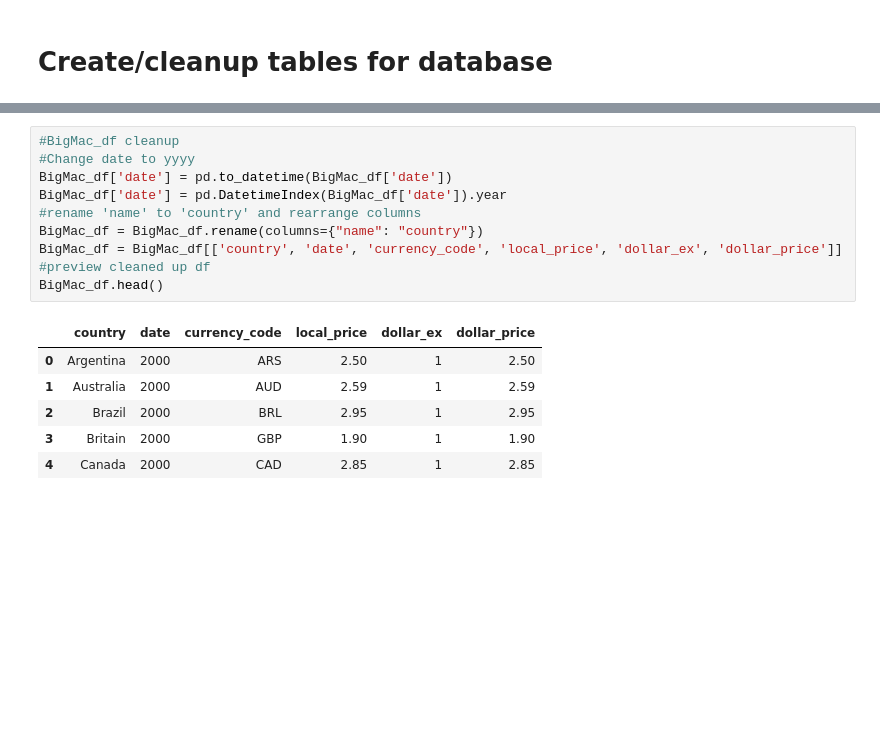
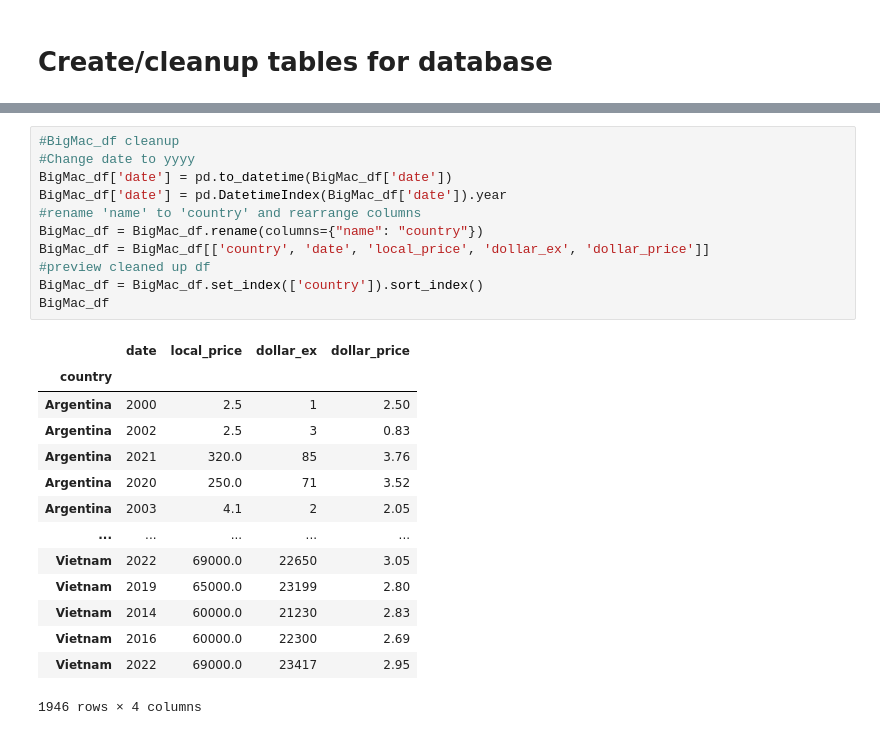
Before and after one commit to LindseyWol/Project2, a Jupyter notebook: cleanup.ipynb, the cells around one changed output, grey strips where cells are left out. Cells and saved outputs as stored; diff of their text form; blank space fills up the shorter version.

```diff
--- a/cleanup.ipynb
+++ b/cleanup.ipynb
@@ -75,20 +139,29 @@ countries_df.head()
 # %%
 #BigMac_df cleanup
 #Change date to yyyy
 BigMac_df['date'] = pd.to_datetime(BigMac_df['date'])
 BigMac_df['date'] = pd.DatetimeIndex(BigMac_df['date']).year
 #rename 'name' to 'country' and rearrange columns
 BigMac_df = BigMac_df.rename(columns={"name": "country"})
-BigMac_df = BigMac_df[['country', 'date', 'currency_code', 'local_price', 'dollar_ex', 'dollar_price']]
+BigMac_df = BigMac_df[['country', 'date', 'local_price', 'dollar_ex', 'dollar_price']]
 #preview cleaned up df
-BigMac_df.head()
+BigMac_df = BigMac_df.set_index(['country']).sort_index()
+BigMac_df
 # %% [output]
-|  | country | date | currency_code | local_price | dollar_ex | dollar_price |
-| 0 | Argentina | 2000 | ARS | 2.50 | 1 | 2.50 |
-| 1 | Australia | 2000 | AUD | 2.59 | 1 | 2.59 |
-| 2 | Brazil | 2000 | BRL | 2.95 | 1 | 2.95 |
-| 3 | Britain | 2000 | GBP | 1.90 | 1 | 1.90 |
-| 4 | Canada | 2000 | CAD | 2.85 | 1 | 2.85 |
+|  | date | local_price | dollar_ex | dollar_price |
+| country |  |  |  |  |
+| Argentina | 2000 | 2.5 | 1 | 2.50 |
+| Argentina | 2002 | 2.5 | 3 | 0.83 |
+| Argentina | 2021 | 320.0 | 85 | 3.76 |
+| Argentina | 2020 | 250.0 | 71 | 3.52 |
+| Argentina | 2003 | 4.1 | 2 | 2.05 |
+| ... | ... | ... | ... | ... |
+| Vietnam | 2022 | 69000.0 | 22650 | 3.05 |
+| Vietnam | 2019 | 65000.0 | 23199 | 2.80 |
+| Vietnam | 2014 | 60000.0 | 21230 | 2.83 |
+| Vietnam | 2016 | 60000.0 | 22300 | 2.69 |
+| Vietnam | 2022 | 69000.0 | 23417 | 2.95 |
+1946 rows × 4 columns
 # %%
 #MeatConsumption_df cleanup
 #Rename 'location' to 'country code' and 'time' to 'year'
```
Also changed, not shown: parts of 9 cells of this notebook, 1 other file.
